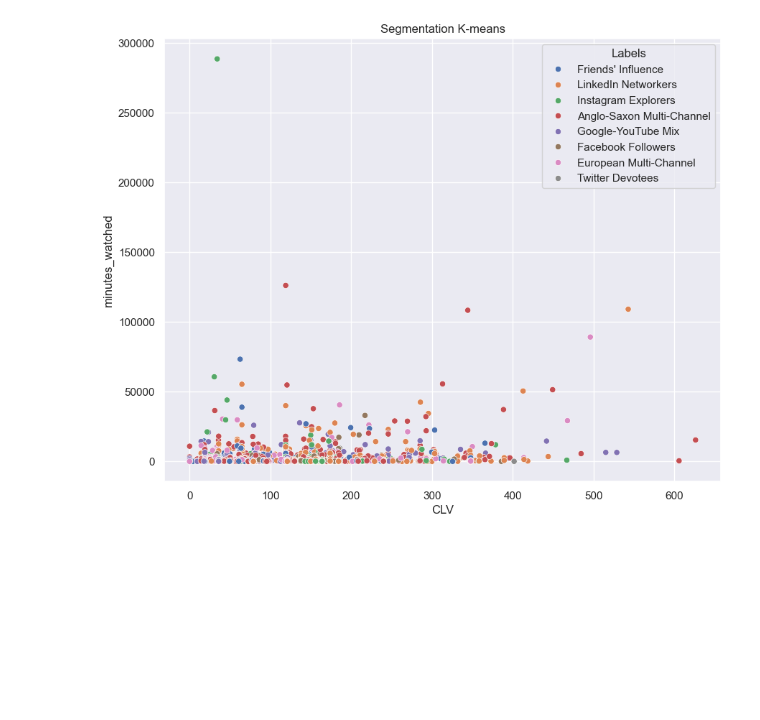
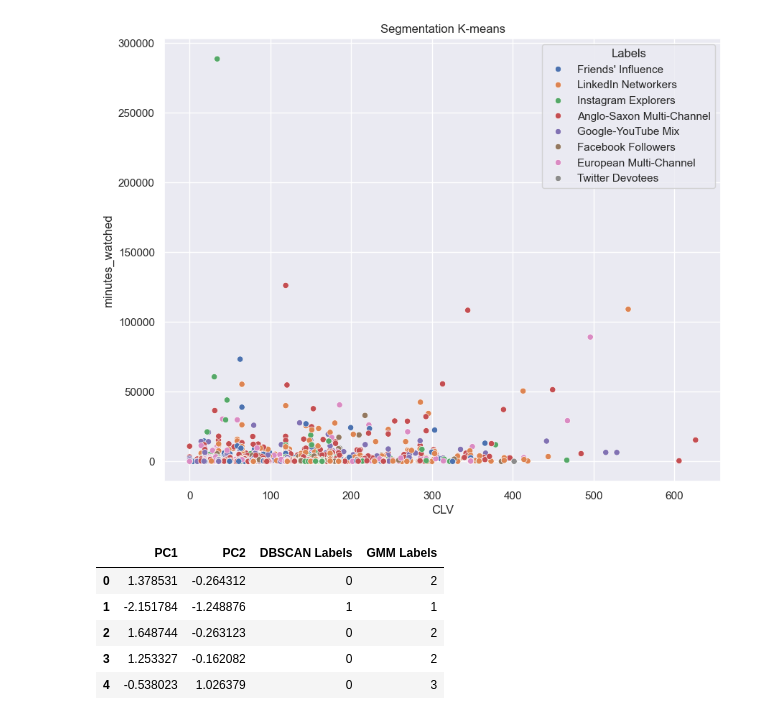
Before and after one commit to HajarBoutayeb/marketing-customer-segmentation-analysis, a Jupyter notebook: Customer Analytics Segmentation Project.ipynb, the cells around one changed output. Drawn from its saved outputs; the diff is of its cells as text; code cells hidden in the pictures; blank space fills up the shorter version.

```diff
--- a/Customer Analytics Segmentation Project.ipynb
+++ b/Customer Analytics Segmentation Project.ipynb
@@ -389,0 +399,20 @@ plt.show()
+# %%
+# 1. Creer DataFrame jdid fih l-components dyal PCA
+df_segm_pca_kmeans_viz = pd.DataFrame(data=pca_results, columns=['PC1', 'PC2'])
+
+# 2. Zid lihom l-labels li 7sebti
+df_segm_pca_kmeans_viz['DBSCAN Labels'] = db_labels
+df_segm_pca_kmeans_viz['GMM Labels'] = gmm_labels
+
+# 3. (Ikhtiyari) Zid 7ta l-labels dyal K-Means l-9dam bach t-compare
+# df_segm_pca_kmeans_viz['KMeans Labels'] = df_segm_kmeans['Labels']
+
+# Chouf l-natija
+df_segm_pca_kmeans_viz.head()
+# %% [output]
+|  | PC1 | PC2 | DBSCAN Labels | GMM Labels |
+| 0 | 1.378531 | -0.264312 | 0 | 2 |
+| 1 | -2.151784 | -1.248876 | 1 | 1 |
+| 2 | 1.648744 | -0.263123 | 0 | 2 |
+| 3 | 1.253327 | -0.162082 | 0 | 2 |
+| 4 | -0.538023 | 1.026379 | 0 | 3 |
```
Also changed, not shown: parts of 4 cells of this notebook, 1 other file.
